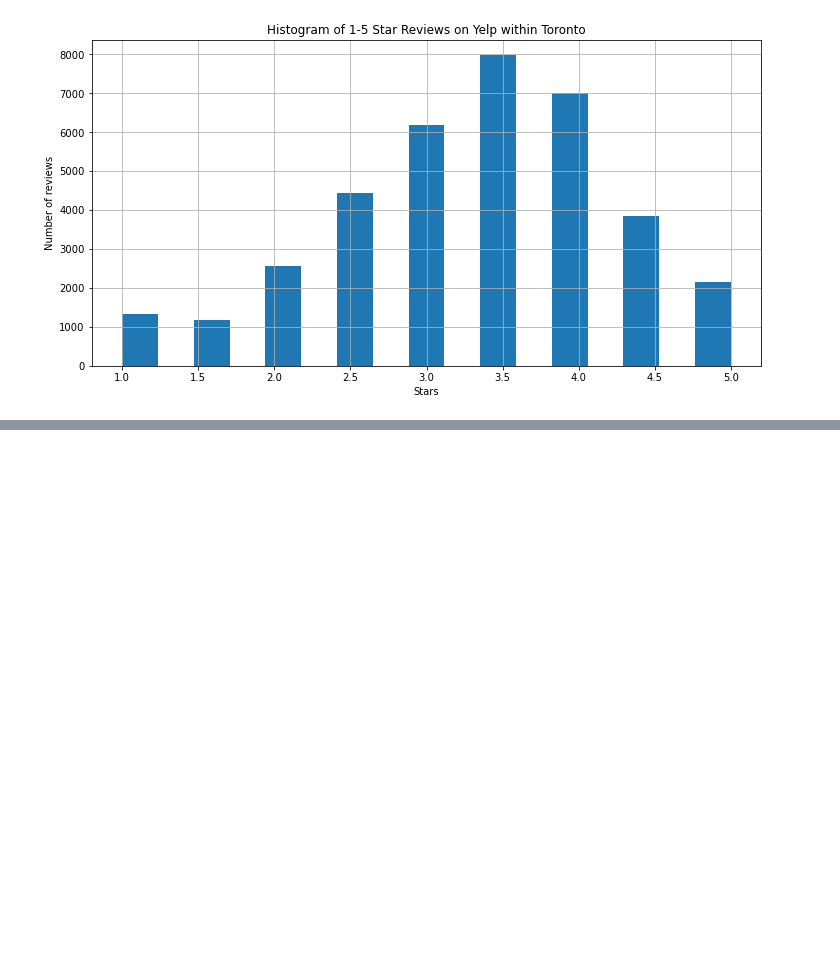
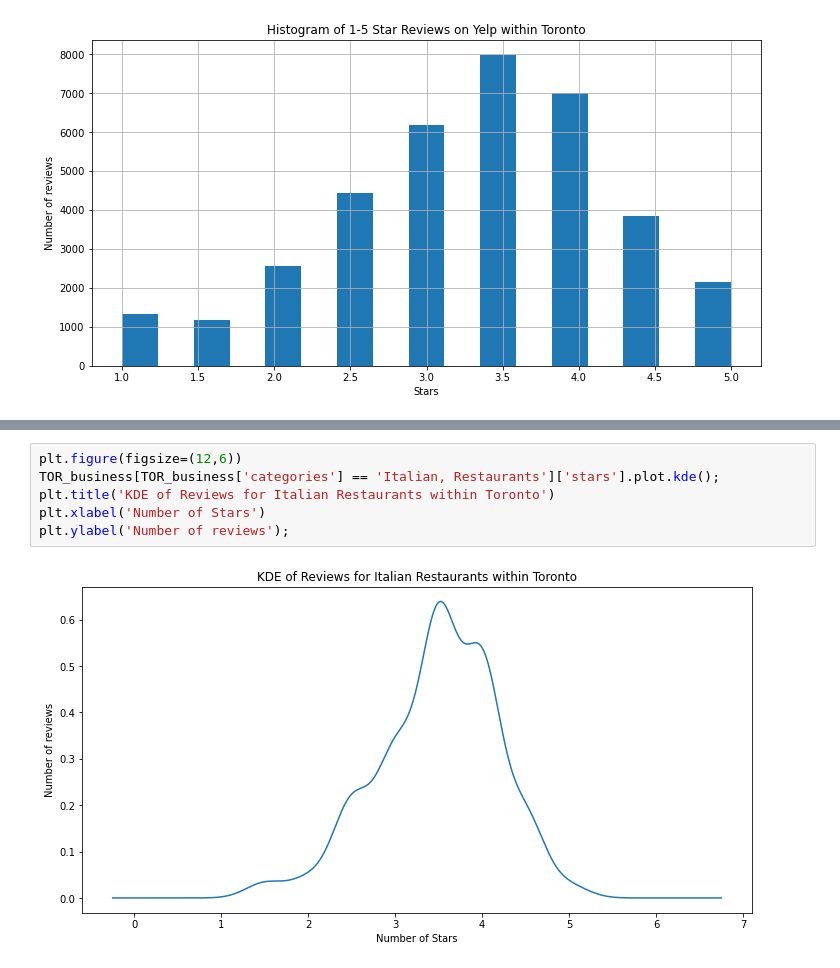
Before and after one commit to davidhintelmann/Yelp_Investigation, a Jupyter notebook: yelp.ipynb, the cells around one changed output, grey strips where cells are left out. Drawn from its saved outputs; the diff is of its cells as text; blank space fills up the shorter version.

```diff
--- a/yelp.ipynb
+++ b/yelp.ipynb
@@ -581,0 +626,8 @@ plt.ylabel('Number of reviews');
+# %%
+plt.figure(figsize=(12,6))
+TOR_business[TOR_business['categories'] == 'Italian, Restaurants']['stars'].plot.kde();
+plt.title('KDE of Reviews for Italian Restaurants within Toronto')
+plt.xlabel('Number of Stars')
+plt.ylabel('Number of reviews');
+# %% [output]
+[figure, added]
```
Also changed, not shown: parts of 20 cells of this notebook.
